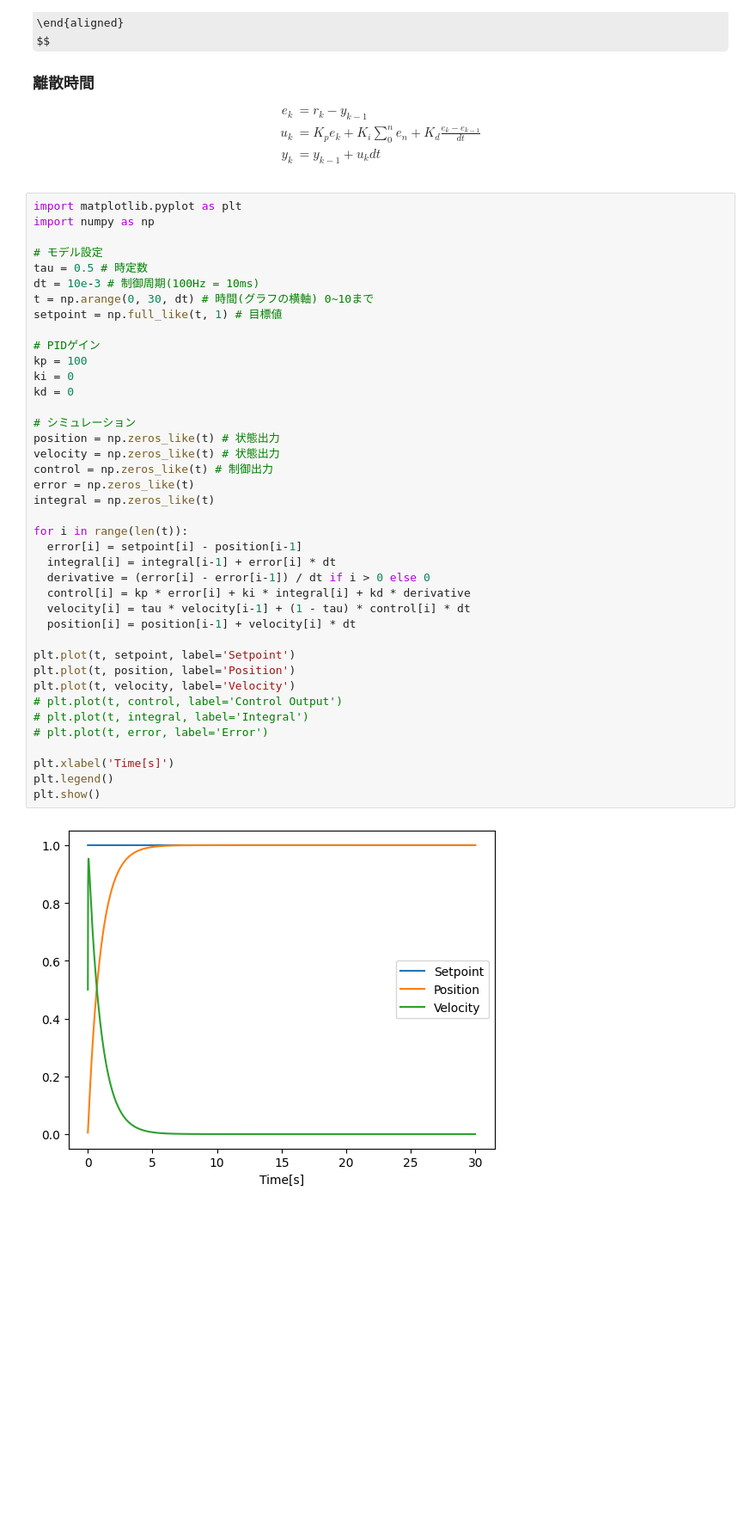
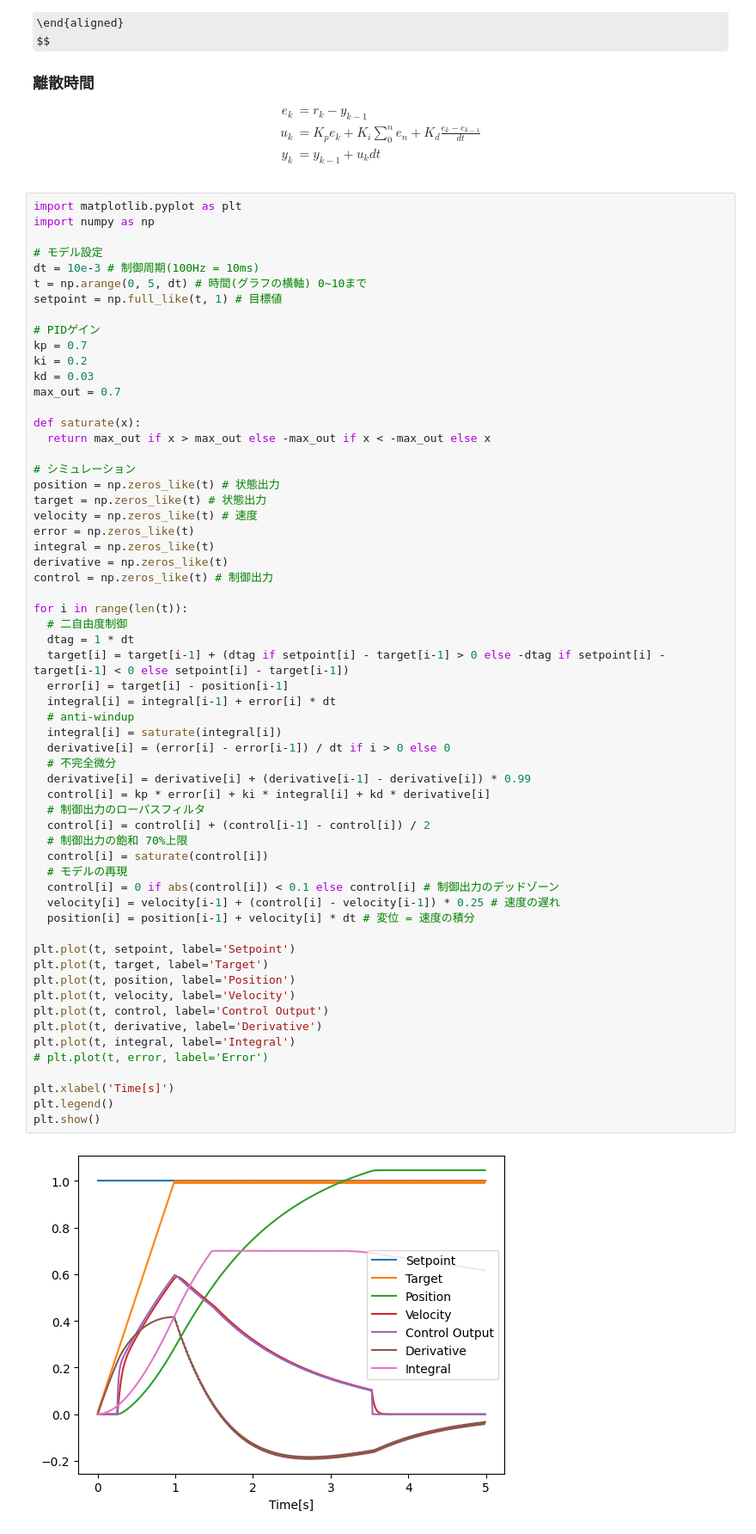
Before and after one commit to teruyamato0731/pid-simulation, a Jupyter notebook: pid.ipynb, the cells around one changed output. Shown at 86% size. Drawn from its saved outputs; the diff is of its cells as text; some formulas as TeX source; blank space fills up the shorter version.

```diff
--- a/pid.ipynb
+++ b/pid.ipynb
@@ -21,42 +21,62 @@ $$
 # %%
 import matplotlib.pyplot as plt
 import numpy as np
 
 # モデル設定
-tau = 0.5 # 時定数
 dt = 10e-3 # 制御周期(100Hz = 10ms)
-t = np.arange(0, 30, dt) # 時間(グラフの横軸) 0~10まで
+t = np.arange(0, 5, dt) # 時間(グラフの横軸) 0~10まで
 setpoint = np.full_like(t, 1) # 目標値
 
 # PIDゲイン
-kp = 100
-ki = 0
-kd = 0
+kp = 0.7
+ki = 0.2
+kd = 0.03
+max_out = 0.7
+
+def saturate(x):
+  return max_out if x > max_out else -max_out if x < -max_out else x
 
 # シミュレーション
 position = np.zeros_like(t) # 状態出力
-velocity = np.zeros_like(t) # 状態出力
-control = np.zeros_like(t) # 制御出力
+target = np.zeros_like(t) # 状態出力
+velocity = np.zeros_like(t) # 速度
 error = np.zeros_like(t)
 integral = np.zeros_like(t)
+derivative = np.zeros_like(t)
+control = np.zeros_like(t) # 制御出力
 
 for i in range(len(t)):
-  error[i] = setpoint[i] - position[i-1]
+  # 二自由度制御
+  dtag = 1 * dt
+  target[i] = target[i-1] + (dtag if setpoint[i] - target[i-1] > 0 else -dtag if setpoint[i] - target[i-1] < 0 else setpoint[i] - target[i-1])
+  error[i] = target[i] - position[i-1]
   integral[i] = integral[i-1] + error[i] * dt
-  derivative = (error[i] - error[i-1]) / dt if i > 0 else 0
-  control[i] = kp * error[i] + ki * integral[i] + kd * derivative
-  velocity[i] = tau * velocity[i-1] + (1 - tau) * control[i] * dt
-  position[i] = position[i-1] + velocity[i] * dt
+  # anti-windup
+  integral[i] = saturate(integral[i])
+  derivative[i] = (error[i] - error[i-1]) / dt if i > 0 else 0
+  # 不完全微分
+  derivative[i] = derivative[i] + (derivative[i-1] - derivative[i]) * 0.99
+  control[i] = kp * error[i] + ki * integral[i] + kd * derivative[i]
+  # 制御出力のローパスフィルタ
+  control[i] = control[i] + (control[i-1] - control[i]) / 2
+  # 制御出力の飽和 70%上限
+  control[i] = saturate(control[i])
+  # モデルの再現
+  control[i] = 0 if abs(control[i]) < 0.1 else control[i] # 制御出力のデッドゾーン
+  velocity[i] = velocity[i-1] + (control[i] - velocity[i-1]) * 0.25 # 速度の遅れ
+  position[i] = position[i-1] + velocity[i] * dt # 変位 = 速度の積分
 
 plt.plot(t, setpoint, label='Setpoint')
+plt.plot(t, target, label='Target')
 plt.plot(t, position, label='Position')
 plt.plot(t, velocity, label='Velocity')
-# plt.plot(t, control, label='Control Output')
-# plt.plot(t, integral, label='Integral')
+plt.plot(t, control, label='Control Output')
+plt.plot(t, derivative, label='Derivative')
+plt.plot(t, integral, label='Integral')
 # plt.plot(t, error, label='Error')
 
 plt.xlabel('Time[s]')
 plt.legend()
 plt.show()
 # %% [output]
-[figure, old version]
+[figure, new version]
```
